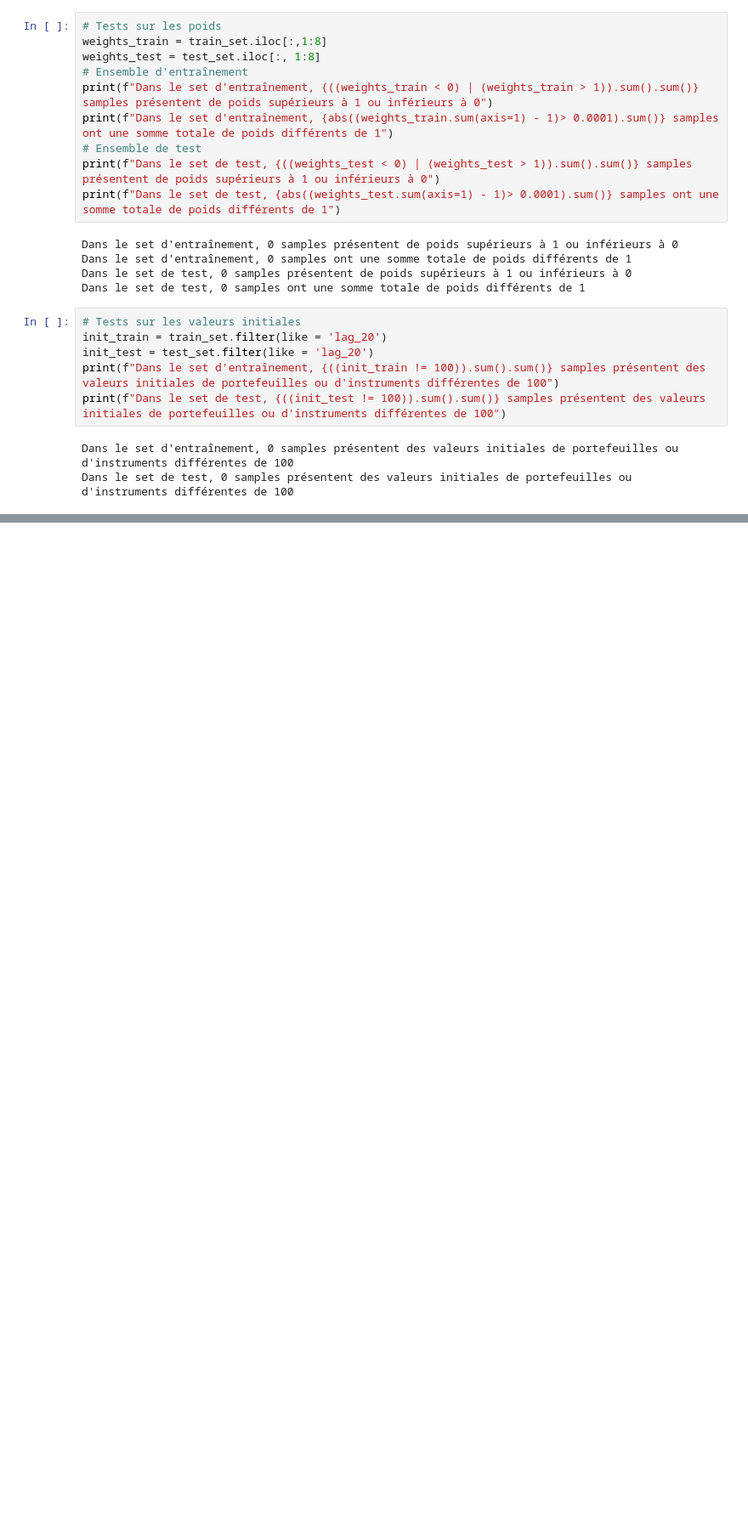
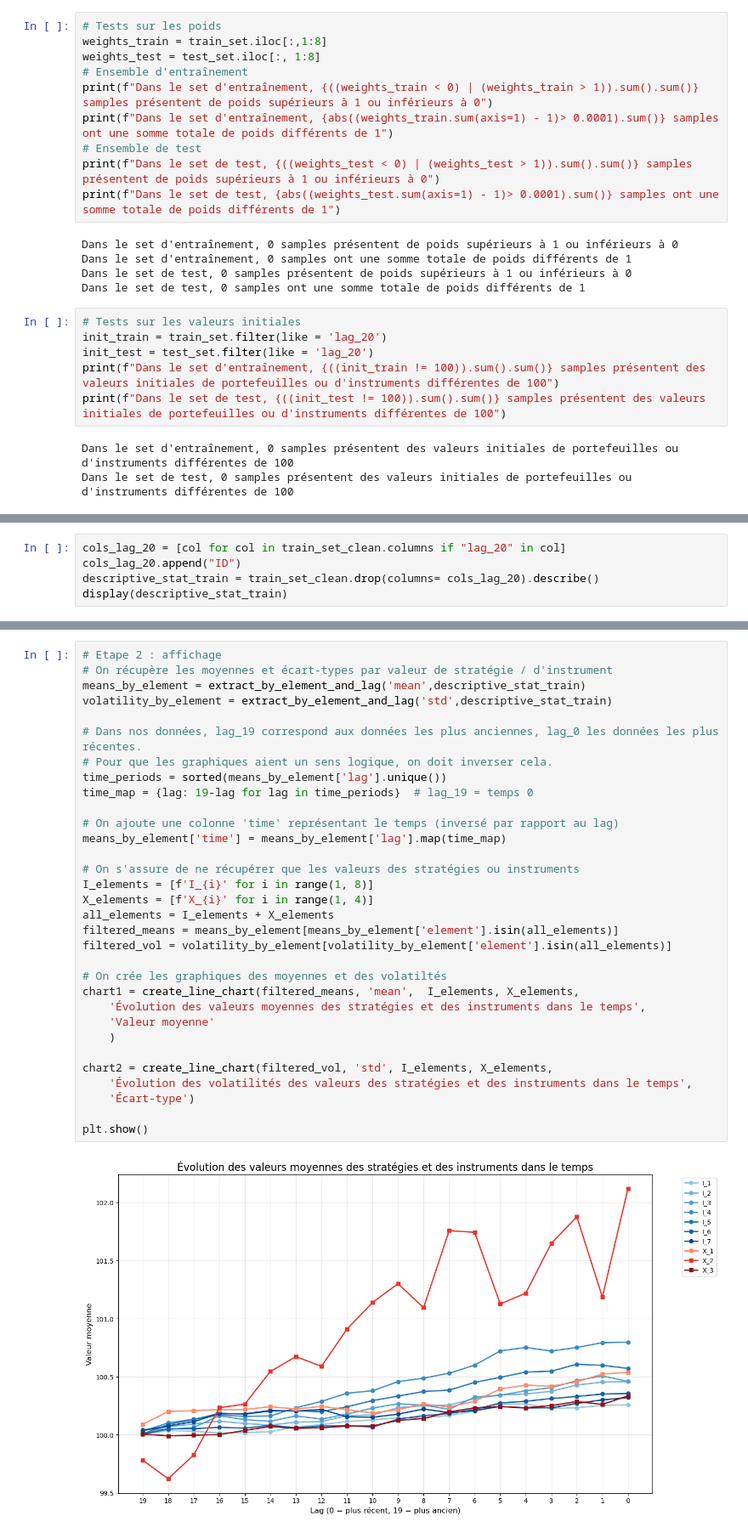
Before and after one commit to GiovanniManche/MachineLearning272, a Jupyter notebook: Projet ML.ipynb, the cells around one changed output, grey strips where cells are left out. Shown at 85% size. Saved outputs shown, nothing was run; the diff lists cells and outputs as text; blank space fills up the shorter version.

```diff
--- a/Projet ML.ipynb
+++ b/Projet ML.ipynb
@@ -151,0 +241,5 @@ Dans le set de test, 0 samples présentent des valeurs initiales de portefeuille
+# %%
+cols_lag_20 = [col for col in train_set_clean.columns if "lag_20" in col]
+cols_lag_20.append("ID")
+descriptive_stat_train = train_set_clean.drop(columns= cols_lag_20).describe()
+display(descriptive_stat_train)
@@ -151,0 +318,34 @@ Dans le set de test, 0 samples présentent des valeurs initiales de portefeuille
+# %%
+# Etape 2 : affichage
+# On récupère les moyennes et écart-types par valeur de stratégie / d'instrument
+means_by_element = extract_by_element_and_lag('mean',descriptive_stat_train)
+volatility_by_element = extract_by_element_and_lag('std',descriptive_stat_train)
+
+# Dans nos données, lag_19 correspond aux données les plus anciennes, lag_0 les données les plus récentes.
+# Pour que les graphiques aient un sens logique, on doit inverser cela.
+time_periods = sorted(means_by_element['lag'].unique())
+time_map = {lag: 19-lag for lag in time_periods}  # lag_19 = temps 0
+
+# On ajoute une colonne 'time' représentant le temps (inversé par rapport au lag)
+means_by_element['time'] = means_by_element['lag'].map(time_map)
+
+# On s'assure de ne récupérer que les valeurs des stratégies ou instruments
+I_elements = [f'I_{i}' for i in range(1, 8)]
+X_elements = [f'X_{i}' for i in range(1, 4)]
+all_elements = I_elements + X_elements
+filtered_means = means_by_element[means_by_element['element'].isin(all_elements)]
+filtered_vol = volatility_by_element[volatility_by_element['element'].isin(all_elements)]
+
+# On crée les graphiques des moyennes et des volatiltés
+chart1 = create_line_chart(filtered_means, 'mean',  I_elements, X_elements,
+    'Évolution des valeurs moyennes des stratégies et des instruments dans le temps',
+    'Valeur moyenne'
+    )
+
+chart2 = create_line_chart(filtered_vol, 'std', I_elements, X_elements,
+    'Évolution des volatilités des valeurs des stratégies et des instruments dans le temps',
+    'Écart-type')
+
+plt.show()
+# %% [output]
+[figure, added]
```
Also changed, not shown: parts of 51 cells of this notebook.
